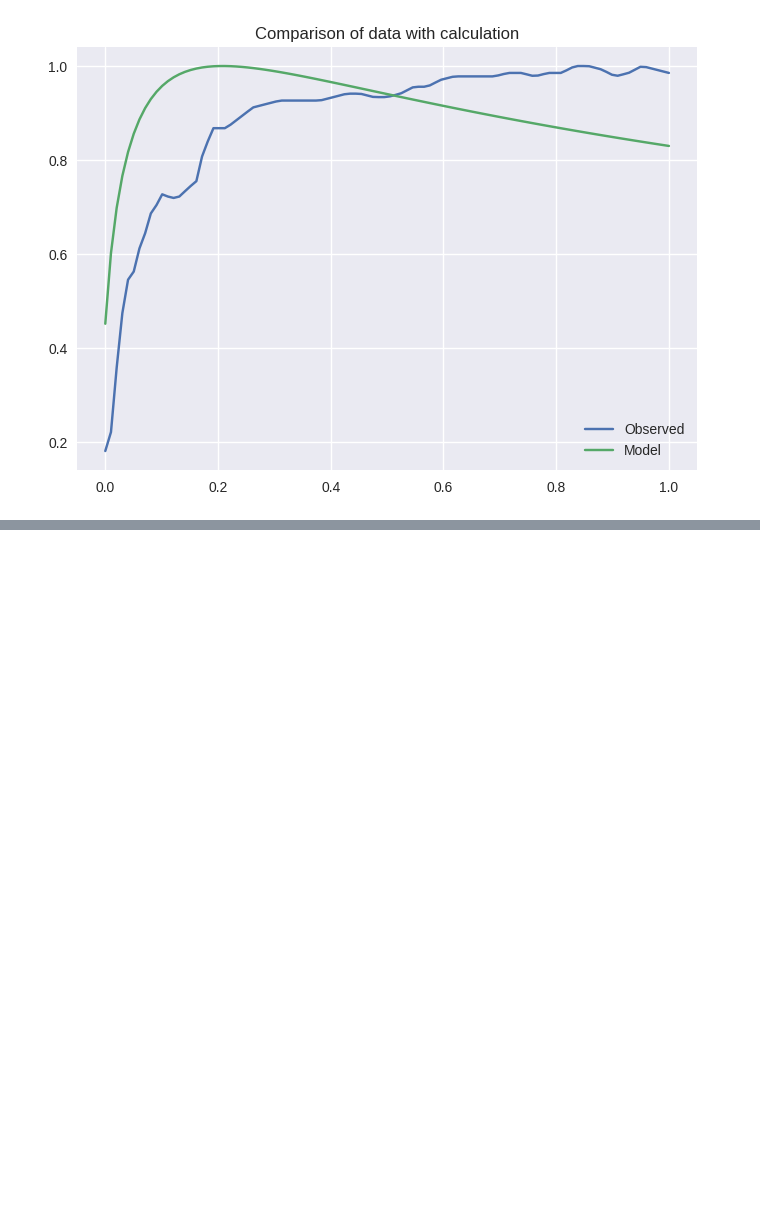
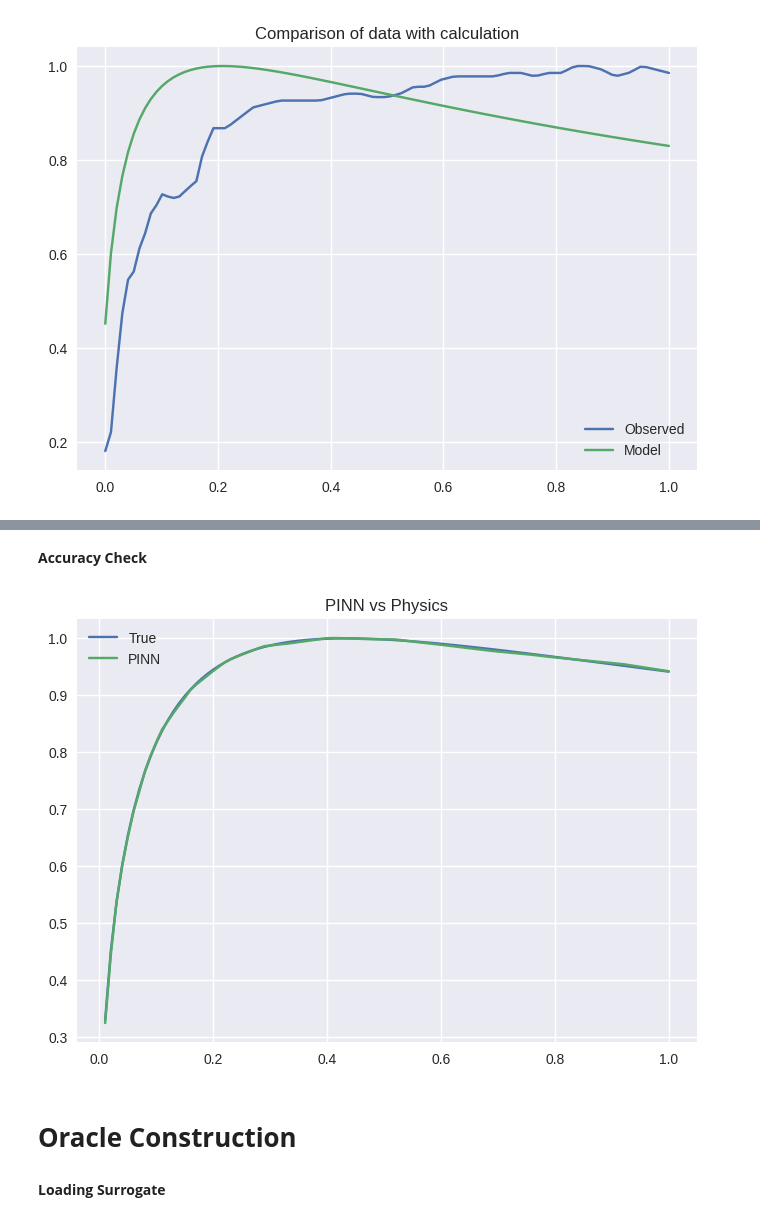
Before and after one commit to RajrupaDas/DMHalo, a Jupyter notebook: DMHalo.ipynb, the cells around one changed output, grey strips where cells are left out. Cells and saved outputs as stored; diff of their text form; code cells hidden in the pictures; blank space fills up the shorter version.

```diff
--- a/DMHalo.ipynb
+++ b/DMHalo.ipynb
@@ -234,0 +568,4 @@ plt.show()
+# %%
+model = PINN()
+optimizer = torch.optim.Adam(model.parameters(), lr=1e-3)
+loss_fn = nn.MSELoss()
@@ -234,0 +606,32 @@ plt.show()
+# %% [markdown]
+**Accuracy Check**
+# %%
+r_test = np.linspace(0.01, 1, 100)
+rs_test = 0.2
+rho_test = 1.0
+
+X_test = np.stack([r_test,
+                   np.full_like(r_test, rs_test),
+                   np.full_like(r_test, rho_test)], axis=1)
+
+X_test = torch.tensor(X_test, dtype=torch.float32)
+
+with torch.no_grad():
+    v_pred = model(X_test).numpy().flatten()
+
+v_true = velocity_model(r_test, rs_test, rho_test)
+v_true = v_true / np.max(v_true)
+# %%
+import matplotlib.pyplot as plt
+
+plt.plot(r_test, v_true, label="True")
+plt.plot(r_test, v_pred, label="PINN")
+plt.legend()
+plt.title("PINN vs Physics")
+plt.show()
+# %% [output]
+[figure, added]
+# %% [markdown]
+# **Oracle Construction**
+# %% [markdown]
+**Loading Surrogate**
```
Also changed, not shown: parts of 129 cells of this notebook.
